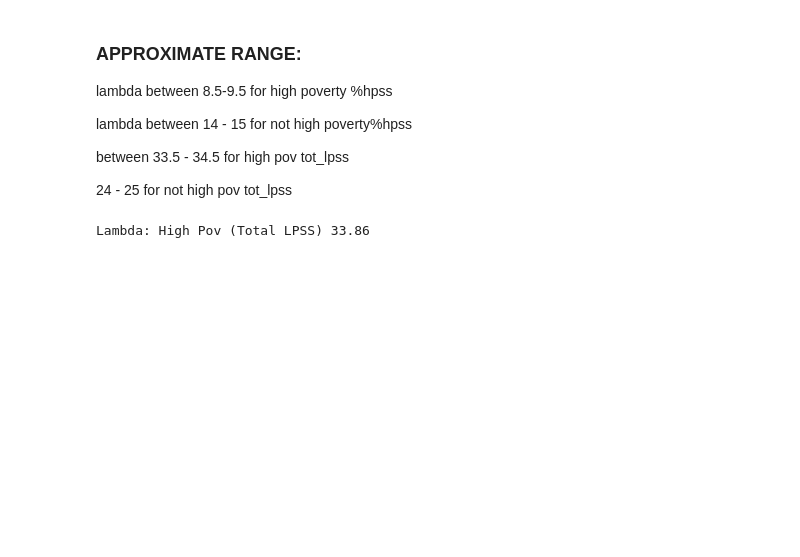
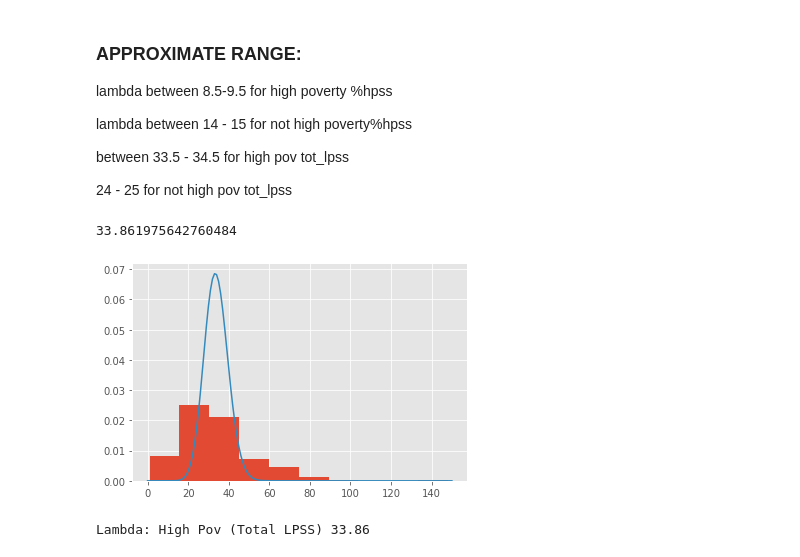
Before and after one commit to jamiewessels/Philly_Food_Access, a Jupyter notebook: Initial_exploration.ipynb, the cells around one changed output. Drawn from its saved outputs; the diff is of its cells as text; code cells hidden in the pictures; blank space fills up the shorter version.

```diff
--- a/Initial_exploration.ipynb
+++ b/Initial_exploration.ipynb
@@ -658,6 +655,22 @@ lambda between 14 - 15 for not high poverty%hpss
 between 33.5 - 34.5 for high pov tot_lpss
 
 24 - 25 for not high pov tot_lpss
+# %%
+
+mean_high_pov = high_pov['tot_lpss'].mean()
+mean_high_pov
+# %% [output]
+33.861975642760484
+# %%
+dist = stats.poisson(mean_high_pov)
+# %%
+fig, ax = plt.subplots()
+x = np.linspace(0, 150, 151)
+
+ax.hist(high_pov['tot_lpss'], density = True)
+ax.plot(x, dist.pmf(x));
+# %% [output]
+[figure, added]
 # %%
 def mle_poisson(data, lams):
     log_liks = []
```
Also changed, not shown: parts of 49 cells of this notebook, 1 other file.
